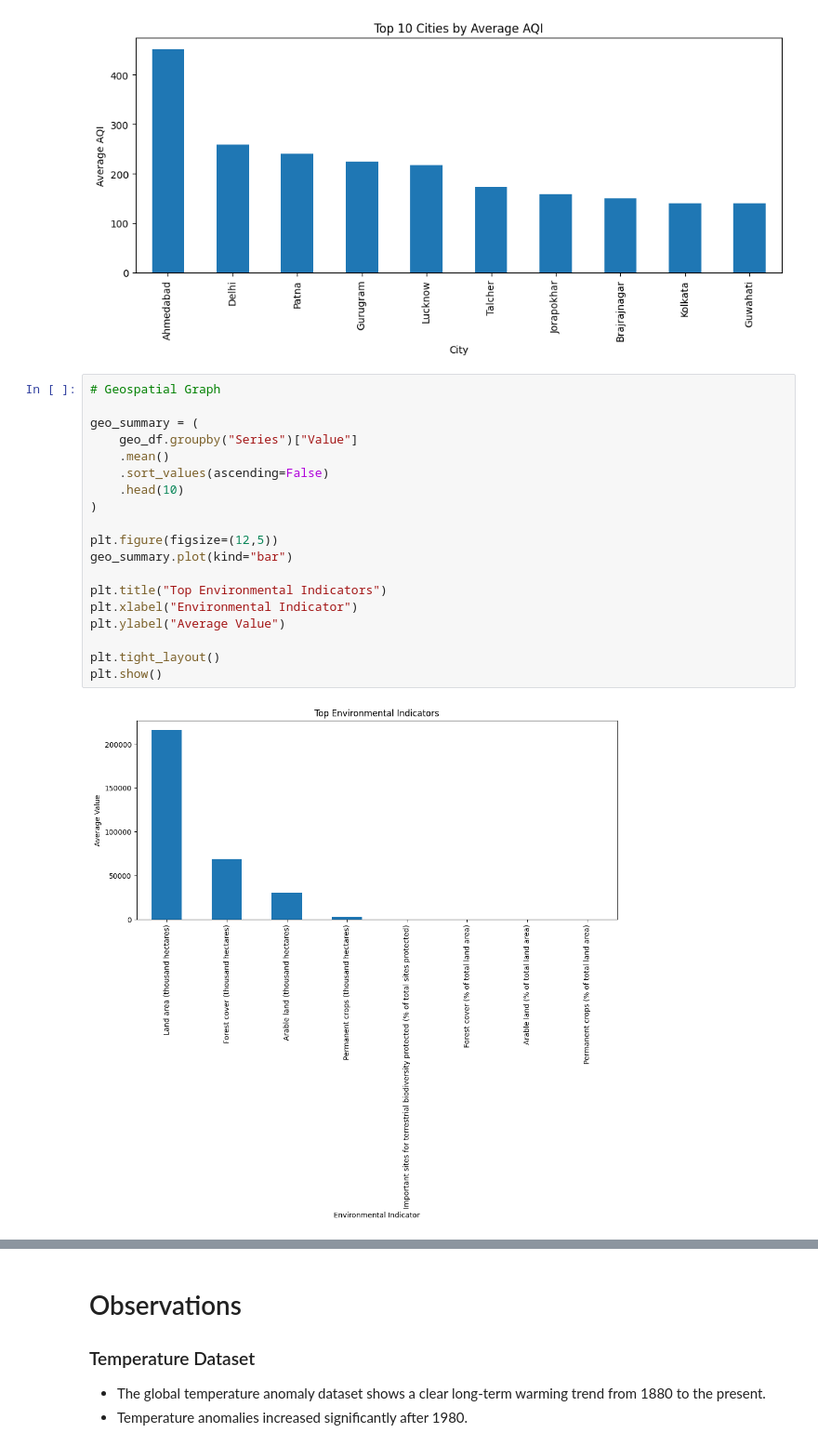
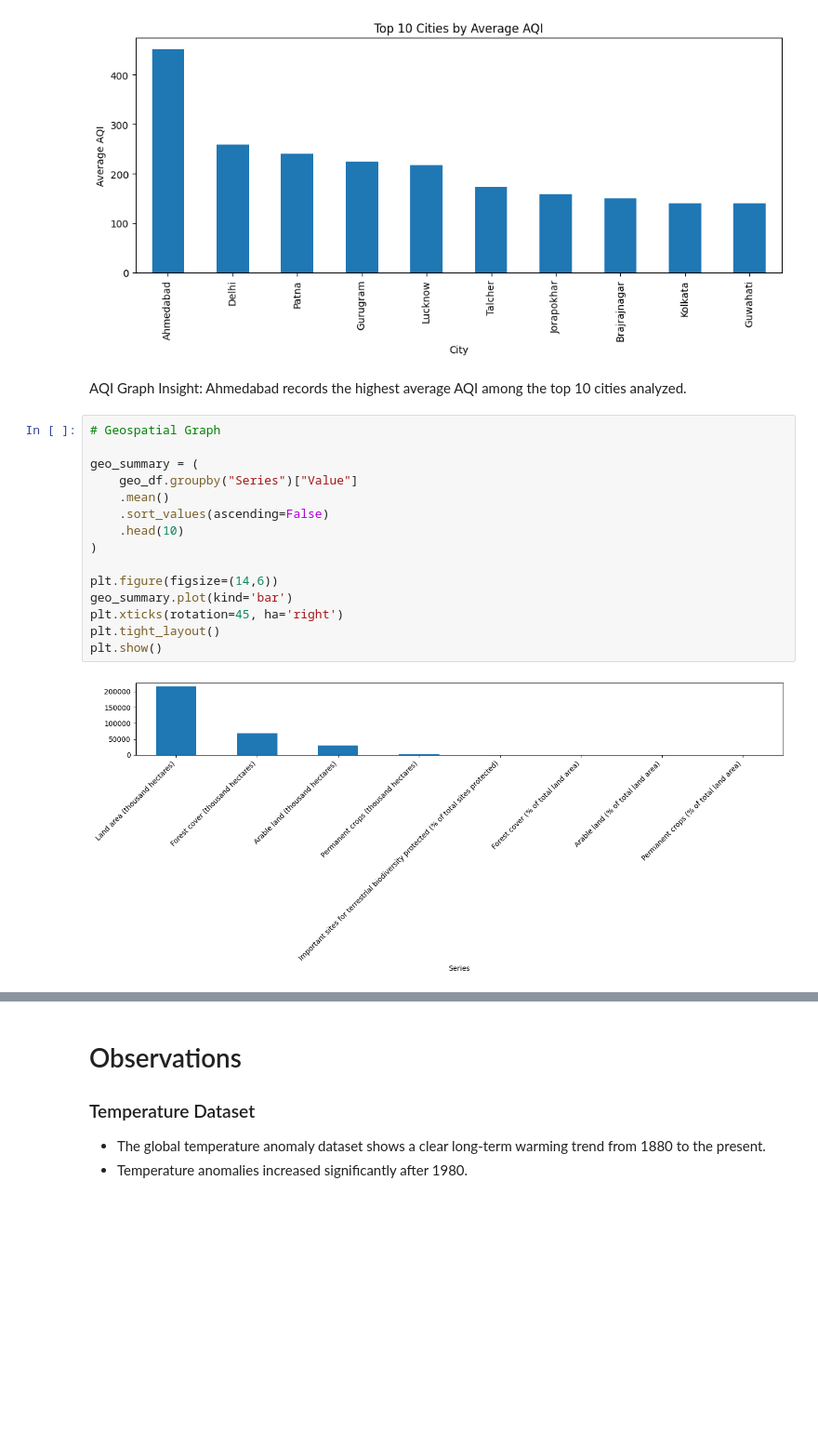
Before and after one commit to VahidaSS/CapstoneProject, a Jupyter notebook: Week1_EDA.ipynb, the cells around one changed output, grey strips where cells are left out. Shown at 93% size. Drawn from its saved outputs; the diff is of its cells as text; blank space fills up the shorter version.

```diff
--- a/Week1_EDA.ipynb
+++ b/Week1_EDA.ipynb
@@ -176,24 +162,22 @@ plt.tight_layout()
 plt.show()
 # %% [output]
 [figure]
+# %% [markdown]
+AQI Graph Insight: Ahmedabad records the highest average AQI among the top 10 cities analyzed.
 # %%
 # Geospatial Graph
 
 geo_summary = (
     geo_df.groupby("Series")["Value"]
     .mean()
     .sort_values(ascending=False)
     .head(10)
 )
 
-plt.figure(figsize=(12,5))
-geo_summary.plot(kind="bar")
-
-plt.title("Top Environmental Indicators")
-plt.xlabel("Environmental Indicator")
-plt.ylabel("Average Value")
-
+plt.figure(figsize=(14,6))
+geo_summary.plot(kind='bar')
+plt.xticks(rotation=45, ha='right')
 plt.tight_layout()
 plt.show()
 # %% [output]
-[figure, old version]
+[figure, new version]
```
Also changed, not shown: parts of 7 cells of this notebook, 3 other files.
